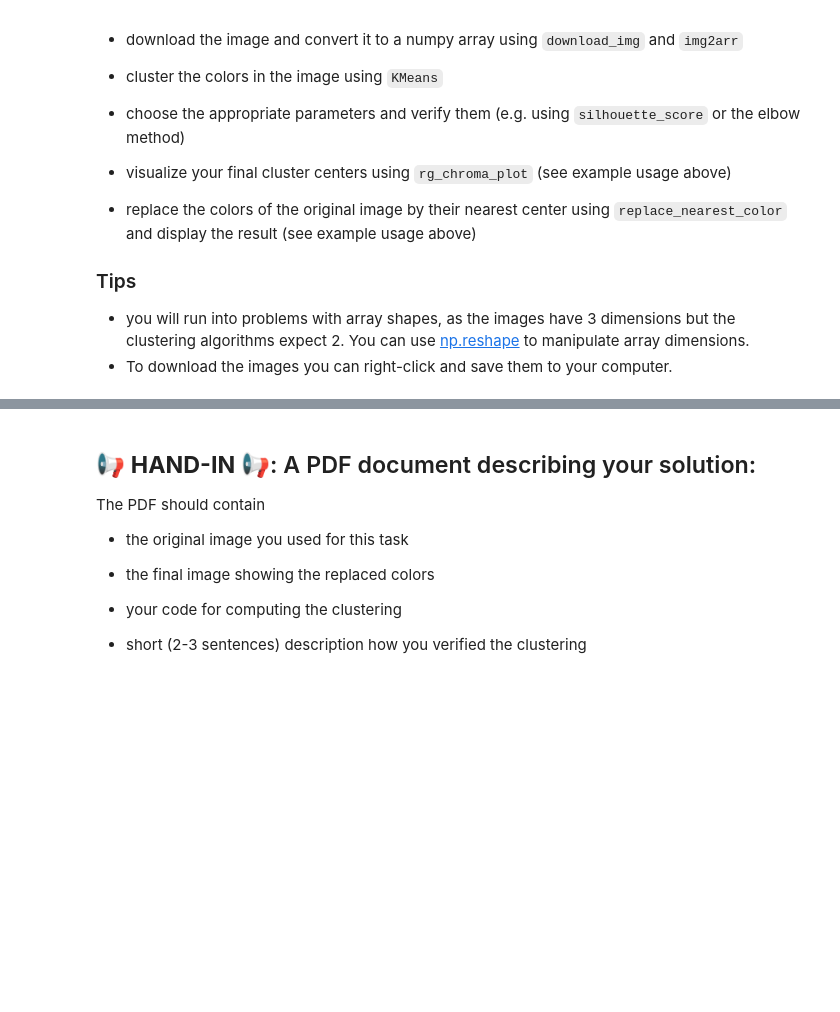
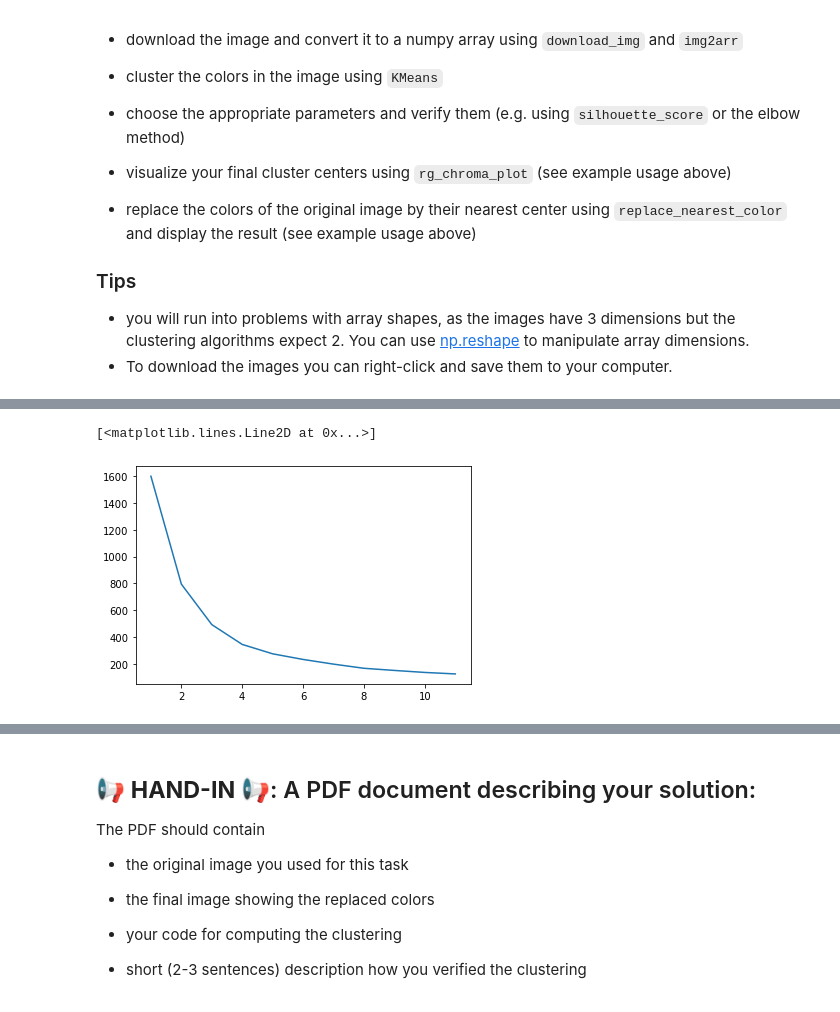
Before and after one commit to schazadm/mldm_hs22, a Jupyter notebook: labs/L02_Clustering_LAB_ASSIGNMENT.ipynb, the cells around one changed output, grey strips where cells are left out. Cells and saved outputs as stored; diff of their text form; code cells hidden in the pictures; blank space fills up the shorter version.

```diff
--- a/labs/L02_Clustering_LAB_ASSIGNMENT.ipynb
+++ b/labs/L02_Clustering_LAB_ASSIGNMENT.ipynb
@@ -301,3 +310,10 @@ display(arr2img(replaced))
 
 * you will run into problems with array shapes, as the images have 3 dimensions but the clustering algorithms expect 2. You can use [np.reshape](https://numpy.org/doc/stable/reference/generated/numpy.reshape.html) to manipulate array dimensions.
 * To download the images you can right-click and save them to your computer.
+# %%
+from sklearn.metrics import pairwise_distances
+
+def potential(X, centroids):
+  dists = pairwise_distances(X, centroids, metric="euclidean")
+  dist_to_assigned = np.min(dists, axis = 1)
+  return dist_to_assigned @ dist_to_assigned
@@ -303,0 +332,12 @@ display(arr2img(replaced))
+# %%
+# elbow method -> result is around 4 clusters
+k = np.arange(1, 12)
+phi = np.zeros_like(k)
+for ix, k_ in enumerate(k):
+    km = KMeans(n_clusters=k_).fit(img_rg)
+    phi[ix] = potential(img_rg, km.cluster_centers_)
+
+plt.plot(k, phi)
+# %% [output]
+[<matplotlib.lines.Line2D at 0x...>]
+[figure, added]
```
Also changed, not shown: parts of 9 cells of this notebook.
